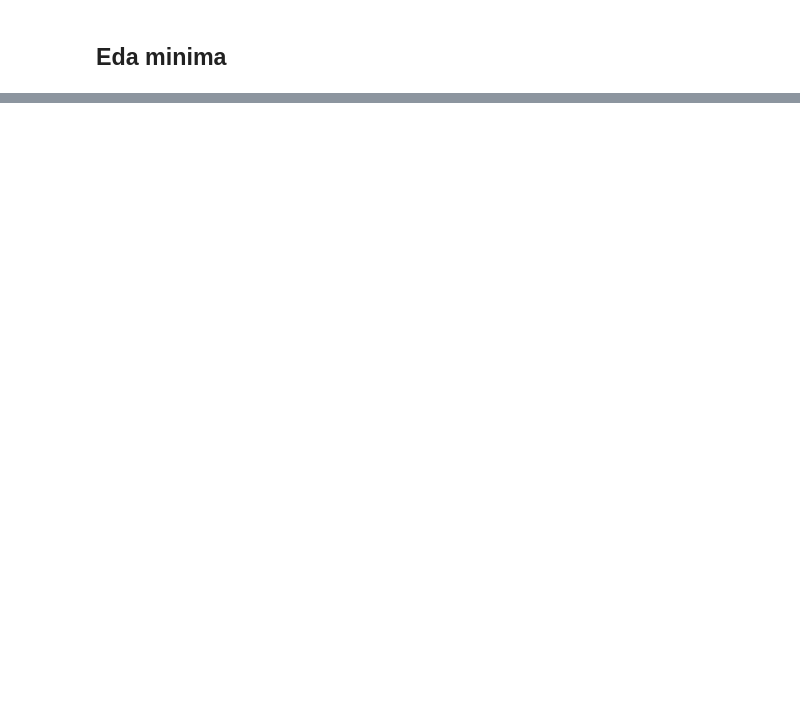
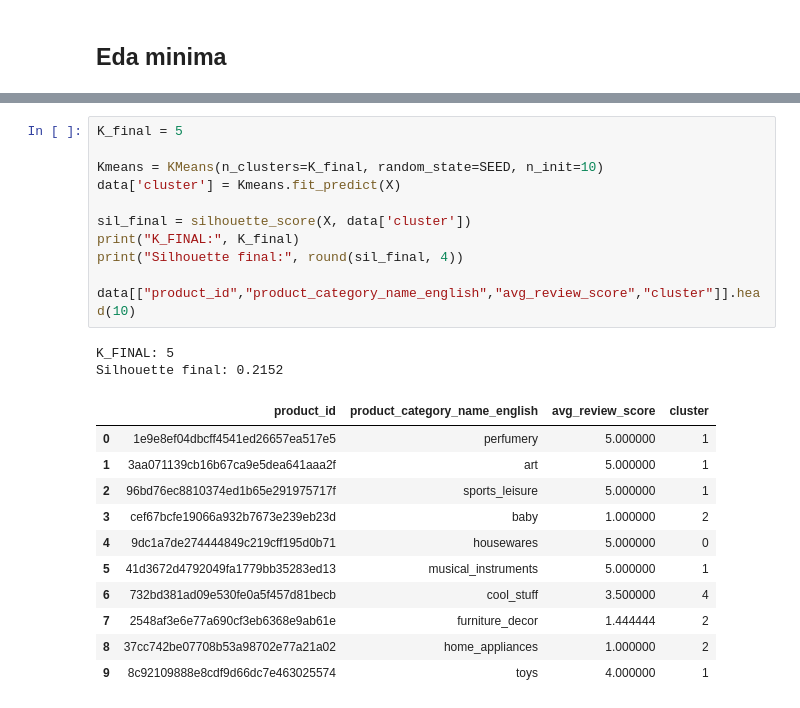
Before and after one commit to Efraor/OliestDataML, a Jupyter notebook: notebooks/02_case_recomendations.ipynb, the cells around one changed output, grey strips where cells are left out. Cells and saved outputs as stored; diff of their text form; blank space fills up the shorter version.

```diff
--- a/notebooks/02_case_recomendations.ipynb
+++ b/notebooks/02_case_recomendations.ipynb
@@ -53,0 +275,25 @@ products.head()
+# %%
+K_final = 5
+
+Kmeans = KMeans(n_clusters=K_final, random_state=SEED, n_init=10)
+data['cluster'] = Kmeans.fit_predict(X)
+
+sil_final = silhouette_score(X, data['cluster'])
+print("K_FINAL:", K_final)
+print("Silhouette final:", round(sil_final, 4))
+
+data[["product_id","product_category_name_english","avg_review_score","cluster"]].head(10)
+# %% [output]
+K_FINAL: 5
+Silhouette final: 0.2152
+|  | product_id | product_category_name_english | avg_review_score | cluster |
+| 0 | 1e9e8ef04dbcff4541ed26657ea517e5 | perfumery | 5.000000 | 1 |
+| 1 | 3aa071139cb16b67ca9e5dea641aaa2f | art | 5.000000 | 1 |
+| 2 | 96bd76ec8810374ed1b65e291975717f | sports_leisure | 5.000000 | 1 |
+| 3 | cef67bcfe19066a932b7673e239eb23d | baby | 1.000000 | 2 |
+| 4 | 9dc1a7de274444849c219cff195d0b71 | housewares | 5.000000 | 0 |
+| 5 | 41d3672d4792049fa1779bb35283ed13 | musical_instruments | 5.000000 | 1 |
+| 6 | 732bd381ad09e530fe0a5f457d81becb | cool_stuff | 3.500000 | 4 |
+| 7 | 2548af3e6e77a690cf3eb6368e9ab61e | furniture_decor | 1.444444 | 2 |
+| 8 | 37cc742be07708b53a98702e77a21a02 | home_appliances | 1.000000 | 2 |
+| 9 | 8c92109888e8cdf9d66dc7e463025574 | toys | 4.000000 | 1 |
```
Also changed, not shown: parts of 14 cells of this notebook.
